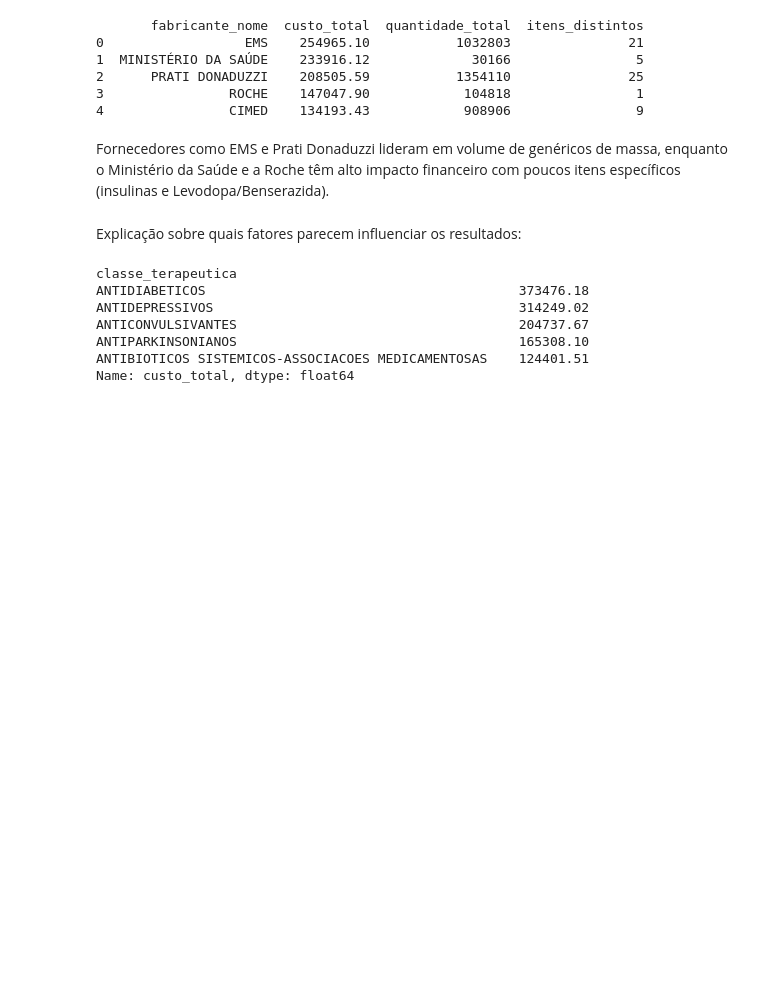
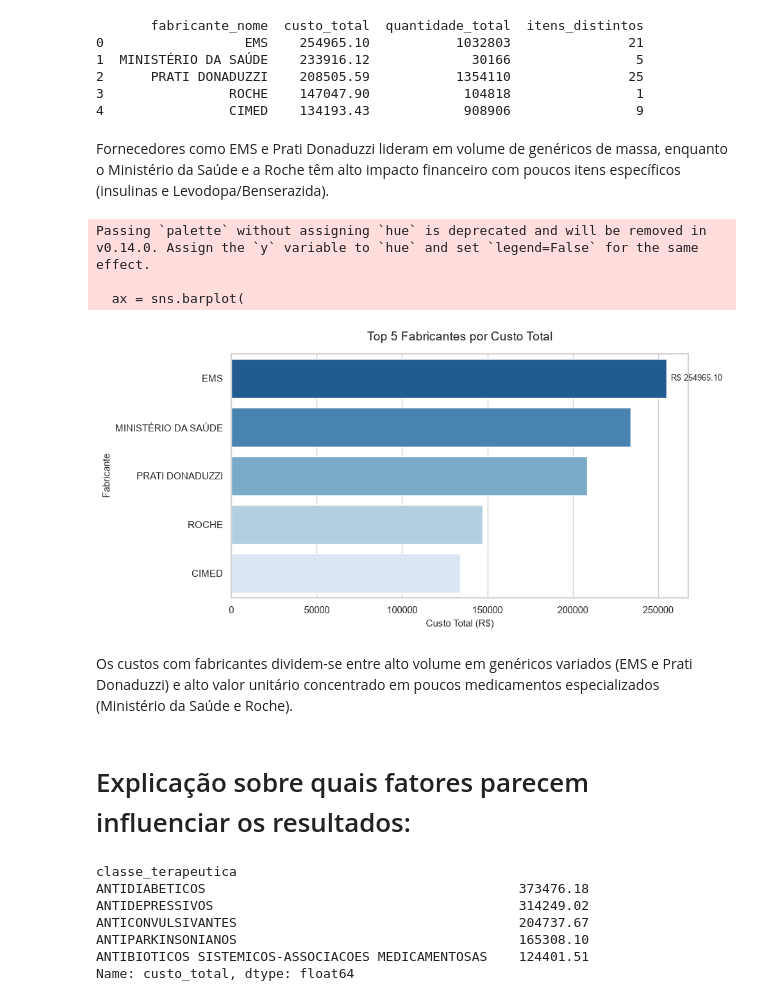
Before and after one commit to ManuelEtiene/PyAnalytics_revision, a Jupyter notebook: notebooks/Sprint_2_custo_sobre_dispensacoes/custos_dispensacao.ipynb, the cells around one changed output. Saved outputs shown, nothing was run; the diff lists cells and outputs as text; code cells hidden in the pictures; blank space fills up the shorter version.

```diff
--- a/notebooks/Sprint_2_custo_sobre_dispensacoes/custo_dispensacao.ipynb
+++ b/notebooks/Sprint_2_custo_sobre_dispensacoes/custos_dispensacao.ipynb
@@ -422,8 +418,43 @@ print(top_fabricantes)
 4                CIMED    134193.43            908906                9
 # %% [markdown]
 Fornecedores como EMS e Prati Donaduzzi lideram em volume de genéricos de massa, enquanto o Ministério da Saúde e a Roche têm alto impacto financeiro com poucos itens específicos (insulinas e Levodopa/Benserazida).
+# %%
+# Configuração do estilo
+sns.set_theme(style="whitegrid")
+plt.figure(figsize=(10, 5))
+
+# Criação do gráfico de barras horizontal (facilita ler os nomes dos fabricantes)
+ax = sns.barplot(
+    data=top_fabricantes,
+    x='custo_total',
+    y='fabricante_nome',
+    palette='Blues_r'
+)
+
+# Adiciona os rótulos de valores nas barras
+ax.bar_label(
+    ax.containers[0],
+    fmt='R$ %.2f',
+    padding=5,
+    fontsize=9
+)
+
+# Títulos e labels
+plt.title('Top 5 Fabricantes por Custo Total', fontsize=14, pad=15)
+plt.xlabel('Custo Total (R$)', fontsize=11)
+plt.ylabel('Fabricante', fontsize=11)
+
+plt.tight_layout()
+plt.show()
+# %% [output]
+Passing `palette` without assigning `hue` is deprecated and will be removed in v0.14.0. Assign the `y` variable to `hue` and set `legend=False` for the same effect.
+
+  ax = sns.barplot(
+[figure, added]
+# %% [markdown]
+Os custos com fabricantes dividem-se entre alto volume em genéricos variados (EMS e Prati Donaduzzi) e alto valor unitário concentrado em poucos medicamentos especializados (Ministério da Saúde e Roche).
 # %% [markdown]
-Explicação sobre quais fatores parecem influenciar os resultados:
+# Explicação sobre quais fatores parecem influenciar os resultados:
 # %%
 # Custo por Classe Terapêutica
 custo_classe = (
```
Also changed, not shown: parts of 7 cells of this notebook.
